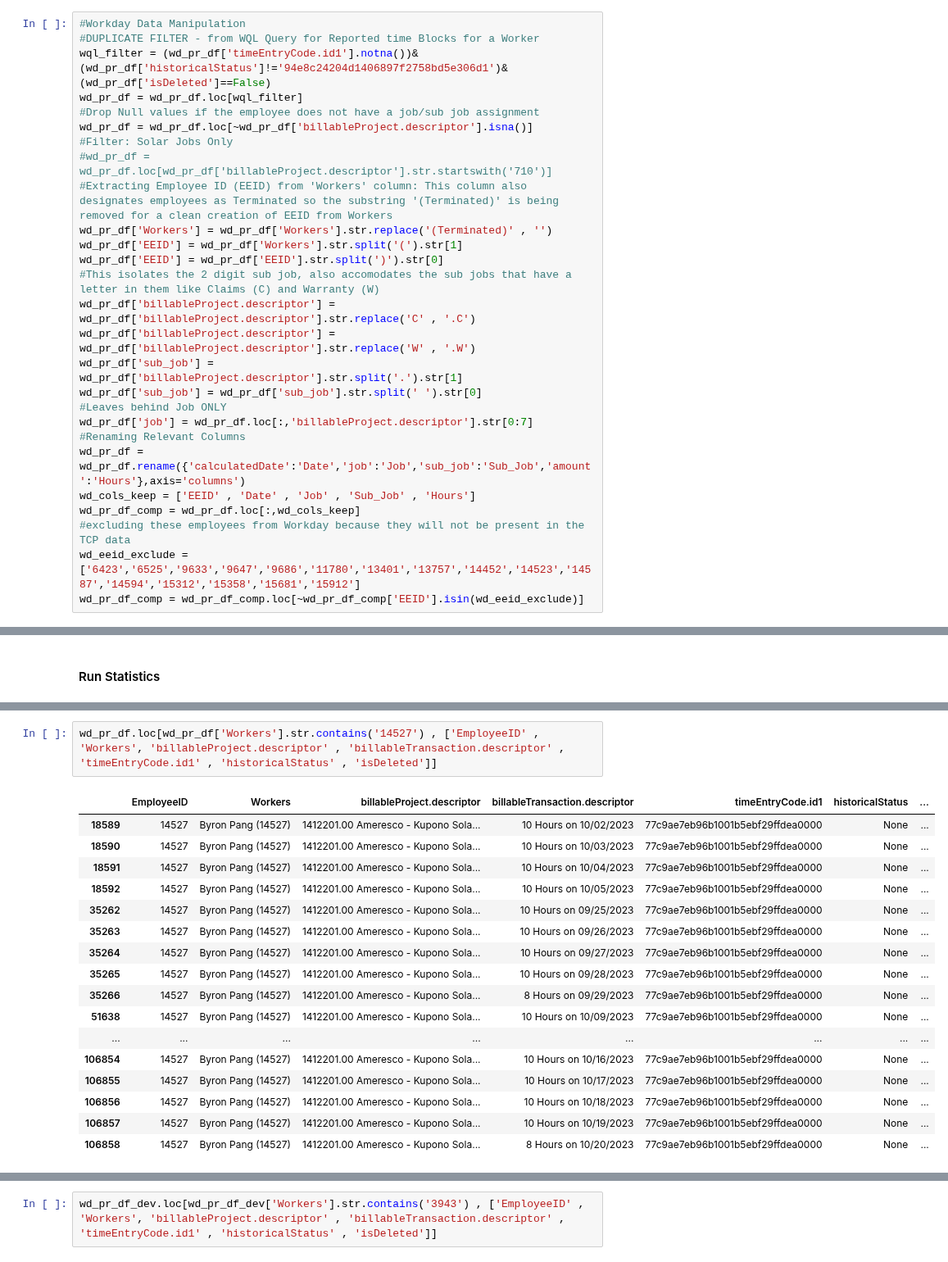
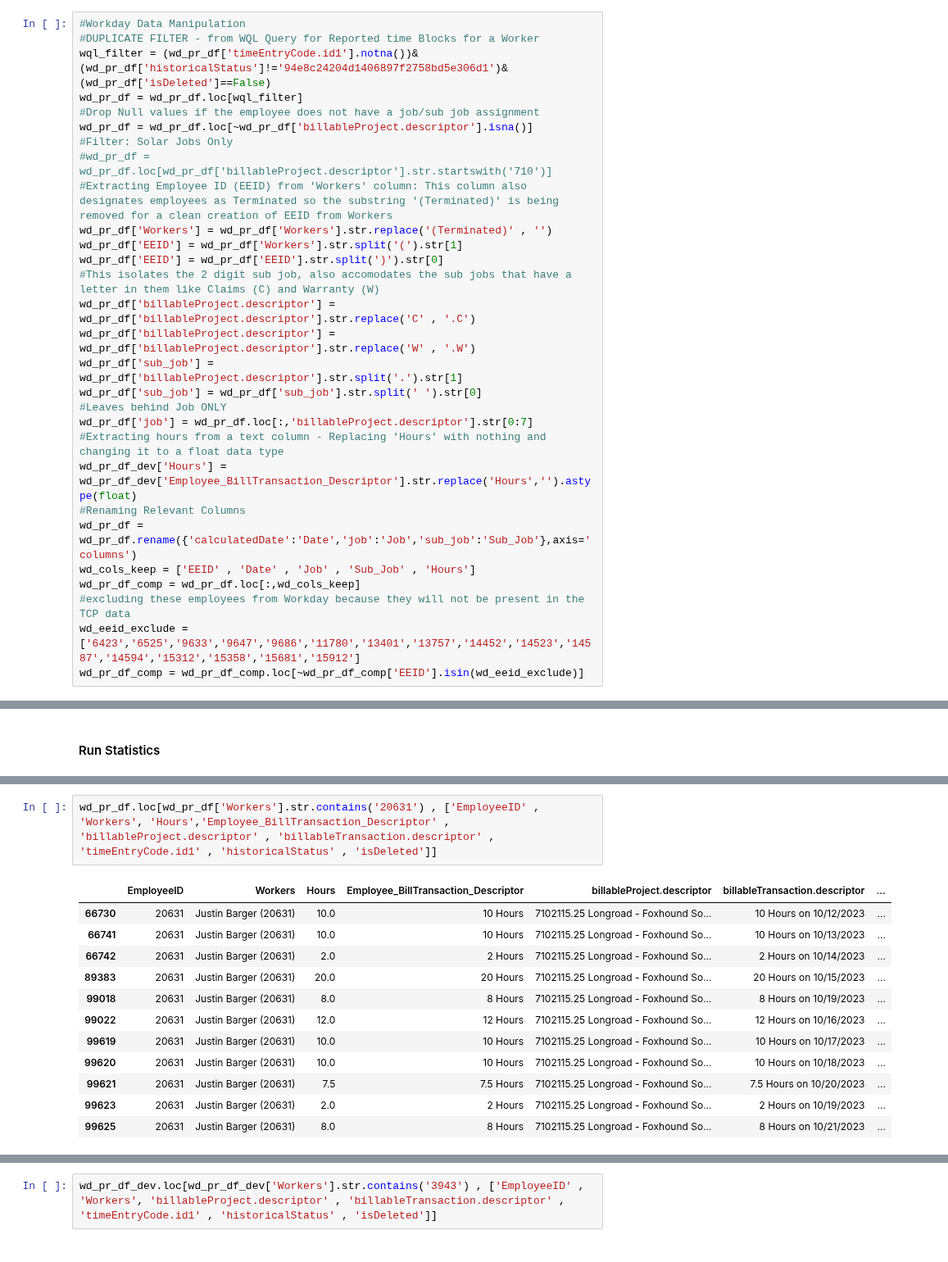
Before and after one commit to jbeachyMoss/LaborHours_Compare, a Jupyter notebook: DataValidation.ipynb, the cells around one changed output, grey strips where cells are left out. Shown at 82% size. Cells and saved outputs as stored; diff of their text form.

Commit message:
qc missing EEIDs and their hour counts. QC lead to changing the field I get hours from

```diff
--- a/DataValidation.ipynb
+++ b/DataValidation.ipynb
@@ -73,8 +73,10 @@ wd_pr_df['sub_job'] = wd_pr_df['billableProject.descriptor'].str.split('.').str[
 wd_pr_df['sub_job'] = wd_pr_df['sub_job'].str.split(' ').str[0]
 #Leaves behind Job ONLY
 wd_pr_df['job'] = wd_pr_df.loc[:,'billableProject.descriptor'].str[0:7]
+#Extracting hours from a text column - Replacing 'Hours' with nothing and changing it to a float data type
+wd_pr_df_dev['Hours'] = wd_pr_df_dev['Employee_BillTransaction_Descriptor'].str.replace('Hours','').astype(float)
 #Renaming Relevant Columns
-wd_pr_df = wd_pr_df.rename({'calculatedDate':'Date','job':'Job','sub_job':'Sub_Job','amount':'Hours'},axis='columns')
+wd_pr_df = wd_pr_df.rename({'calculatedDate':'Date','job':'Job','sub_job':'Sub_Job'},axis='columns')
 wd_cols_keep = ['EEID' , 'Date' , 'Job' , 'Sub_Job' , 'Hours']
 wd_pr_df_comp = wd_pr_df.loc[:,wd_cols_keep]
 #excluding these employees from Workday because they will not be present in the TCP data
@@ -302,22 +300,17 @@ wd_pr_df_dev.loc[wd_pr_df_dev['Workers'].str.contains('14527') , ['EmployeeID' ,
 # %%
-wd_pr_df.loc[wd_pr_df['Workers'].str.contains('14527') , ['EmployeeID' , 'Workers', 'billableProject.descriptor' , 'billableTransaction.descriptor' , 'timeEntryCode.id1' , 'historicalStatus' , 'isDeleted']]
+wd_pr_df.loc[wd_pr_df['Workers'].str.contains('20631') , ['EmployeeID' , 'Workers', 'Hours','Employee_BillTransaction_Descriptor' , 'billableProject.descriptor' , 'billableTransaction.descriptor' , 'timeEntryCode.id1' , 'historicalStatus' , 'isDeleted']]
 # %% [output]
-|  | EmployeeID | Workers | billableProject.descriptor | billableTransaction.descriptor | timeEntryCode.id1 | historicalStatus | ... |
-| 18589 | 14527 | Byron Pang (14527) | 1412201.00 Ameresco - Kupono Sola... | 10 Hours on 10/02/2023 | 77c9ae7eb96b1001b5ebf29ffdea0000 | None | ... |
-| 18590 | 14527 | Byron Pang (14527) | 1412201.00 Ameresco - Kupono Sola... | 10 Hours on 10/03/2023 | 77c9ae7eb96b1001b5ebf29ffdea0000 | None | ... |
-| 18591 | 14527 | Byron Pang (14527) | 1412201.00 Ameresco - Kupono Sola... | 10 Hours on 10/04/2023 | 77c9ae7eb96b1001b5ebf29ffdea0000 | None | ... |
-| 18592 | 14527 | Byron Pang (14527) | 1412201.00 Ameresco - Kupono Sola... | 10 Hours on 10/05/2023 | 77c9ae7eb96b1001b5ebf29ffdea0000 | None | ... |
-| 35262 | 14527 | Byron Pang (14527) | 1412201.00 Ameresco - Kupono Sola... | 10 Hours on 09/25/2023 | 77c9ae7eb96b1001b5ebf29ffdea0000 | None | ... |
-| 35263 | 14527 | Byron Pang (14527) | 1412201.00 Ameresco - Kupono Sola... | 10 Hours on 09/26/2023 | 77c9ae7eb96b1001b5ebf29ffdea0000 | None | ... |
-| 35264 | 14527 | Byron Pang (14527) | 1412201.00 Ameresco - Kupono Sola... | 10 Hours on 09/27/2023 | 77c9ae7eb96b1001b5ebf29ffdea0000 | None | ... |
-| 35265 | 14527 | Byron Pang (14527) | 1412201.00 Ameresco - Kupono Sola... | 10 Hours on 09/28/2023 | 77c9ae7eb96b1001b5ebf29ffdea0000 | None | ... |
-| 35266 | 14527 | Byron Pang (14527) | 1412201.00 Ameresco - Kupono Sola... | 8 Hours on 09/29/2023 | 77c9ae7eb96b1001b5ebf29ffdea0000 | None | ... |
-| 51638 | 14527 | Byron Pang (14527) | 1412201.00 Ameresco - Kupono Sola... | 10 Hours on 10/09/2023 | 77c9ae7eb96b1001b5ebf29ffdea0000 | None | ... |
-| ... | ... | ... | ... | ... | ... | ... | ... |
-| 106854 | 14527 | Byron Pang (14527) | 1412201.00 Ameresco - Kupono Sola... | 10 Hours on 10/16/2023 | 77c9ae7eb96b1001b5ebf29ffdea0000 | None | ... |
-| 106855 | 14527 | Byron Pang (14527) | 1412201.00 Ameresco - Kupono Sola... | 10 Hours on 10/17/2023 | 77c9ae7eb96b1001b5ebf29ffdea0000 | None | ... |
-| 106856 | 14527 | Byron Pang (14527) | 1412201.00 Ameresco - Kupono Sola... | 10 Hours on 10/18/2023 | 77c9ae7eb96b1001b5ebf29ffdea0000 | None | ... |
-| 106857 | 14527 | Byron Pang (14527) | 1412201.00 Ameresco - Kupono Sola... | 10 Hours on 10/19/2023 | 77c9ae7eb96b1001b5ebf29ffdea0000 | None | ... |
-| 106858 | 14527 | Byron Pang (14527) | 1412201.00 Ameresco - Kupono Sola... | 8 Hours on 10/20/2023 | 77c9ae7eb96b1001b5ebf29ffdea0000 | None | ... |
+|  | EmployeeID | Workers | Hours | Employee_BillTransaction_Descriptor | billableProject.descriptor | billableTransaction.descriptor | ... |
+| 66730 | 20631 | Justin Barger (20631) | 10.0 | 10 Hours | 7102115.25 Longroad - Foxhound So... | 10 Hours on 10/12/2023 | ... |
+| 66741 | 20631 | Justin Barger (20631) | 10.0 | 10 Hours | 7102115.25 Longroad - Foxhound So... | 10 Hours on 10/13/2023 | ... |
+| 66742 | 20631 | Justin Barger (20631) | 2.0 | 2 Hours | 7102115.25 Longroad - Foxhound So... | 2 Hours on 10/14/2023 | ... |
+| 89383 | 20631 | Justin Barger (20631) | 20.0 | 20 Hours | 7102115.25 Longroad - Foxhound So... | 20 Hours on 10/15/2023 | ... |
+| 99018 | 20631 | Justin Barger (20631) | 8.0 | 8 Hours | 7102115.25 Longroad - Foxhound So... | 8 Hours on 10/19/2023 | ... |
+| 99022 | 20631 | Justin Barger (20631) | 12.0 | 12 Hours | 7102115.25 Longroad - Foxhound So... | 12 Hours on 10/16/2023 | ... |
+| 99619 | 20631 | Justin Barger (20631) | 10.0 | 10 Hours | 7102115.25 Longroad - Foxhound So... | 10 Hours on 10/17/2023 | ... |
+| 99620 | 20631 | Justin Barger (20631) | 10.0 | 10 Hours | 7102115.25 Longroad - Foxhound So... | 10 Hours on 10/18/2023 | ... |
+| 99621 | 20631 | Justin Barger (20631) | 7.5 | 7.5 Hours | 7102115.25 Longroad - Foxhound So... | 7.5 Hours on 10/20/2023 | ... |
+| 99623 | 20631 | Justin Barger (20631) | 2.0 | 2 Hours | 7102115.25 Longroad - Foxhound So... | 2 Hours on 10/19/2023 | ... |
+| 99625 | 20631 | Justin Barger (20631) | 8.0 | 8 Hours | 7102115.25 Longroad - Foxhound So... | 8 Hours on 10/21/2023 | ... |
 # %%
 #Look up above EEID in final Workday DF, why is he not incldued?
```
Also changed, not shown: parts of 4 cells of this notebook.
